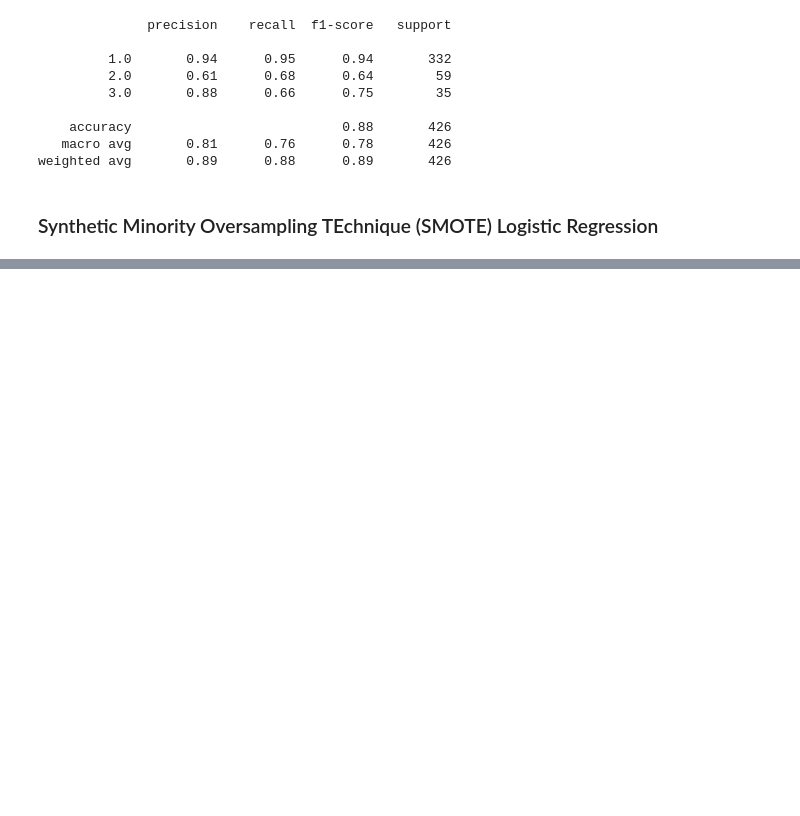
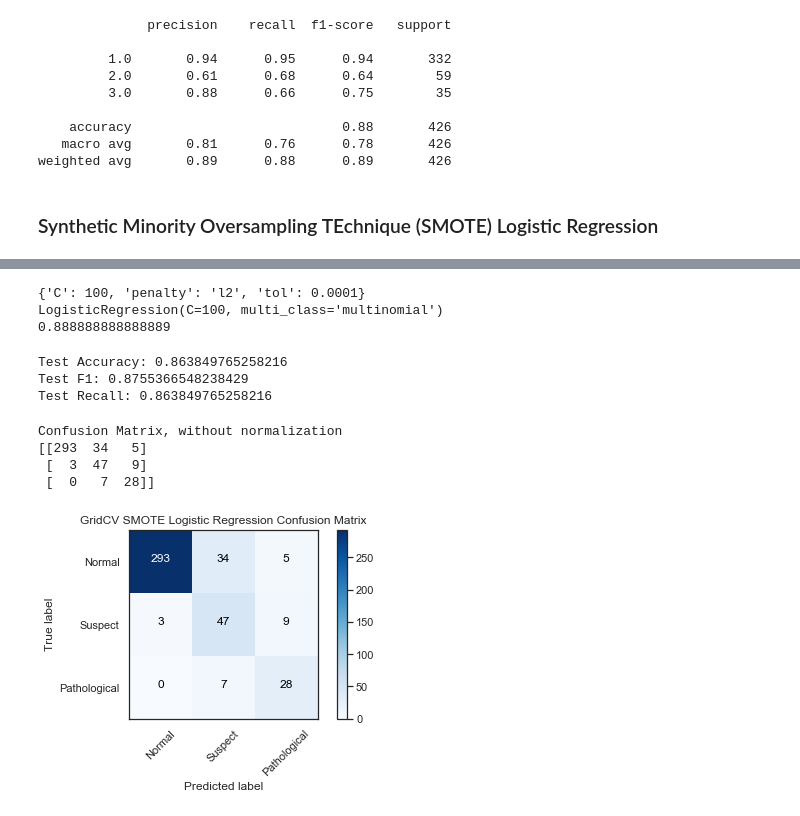
Before and after one commit to JVasquez5/IBM-Machine-Learning-Professional-Certificate, a Jupyter notebook: Module_3/fetal_health.ipynb, the cells around one changed output, grey strips where cells are left out. Drawn from its saved outputs; the diff is of its cells as text; code cells hidden in the pictures; blank space fills up the shorter version.

```diff
--- a/Module_3/fetal_health.ipynb
+++ b/Module_3/fetal_health.ipynb
@@ -319,0 +342,17 @@ weighted avg       0.90      0.86      0.87       426
+# %%
+#Creating Dictionary of Parameters to Tune
+params_lr = {'tol': [0.0001,0.0002,0.0003],
+            'C': [0.01, 0.1, 1, 10, 100],
+             'penalty':['l1', 'l2']
+              }
+estimator_cv = LogisticRegression(multi_class='multinomial')
+# %%
+GridSearchCV_LR = GridSearchCV(estimator=estimator_cv,
+                                param_grid=params_lr,
+                                cv=cv_method,
+                                verbose=1,
+                                n_jobs=-1
+                              )
+# %%
+# Fit model with train data
+GridSearchCV_LR.fit(X_train_smote, y_train_smote)
@@ -319,0 +370,34 @@ weighted avg       0.90      0.86      0.87       426
+# %%
+#Identifying Best Parameters
+print(GridSearchCV_LR.best_params_)
+print(GridSearchCV_LR.best_estimator_)
+#Identifying Best Score During Fitting with Cross-Validation
+print(GridSearchCV_LR.best_score_)
+# %% [output]
+{'C': 100, 'penalty': 'l2', 'tol': 0.0001}
+LogisticRegression(C=100, multi_class='multinomial')
+0.888888888888889
+# %%
+#Predicting Test Set
+GridSearchCV_LR_preds = GridSearchCV_LR.best_estimator_.predict(X_test)
+
+# Checking Accuracy, F1, Recall Scores
+print('Test Accuracy:' , accuracy_score(y_test, GridSearchCV_LR_preds))
+# F1 score
+print('Test F1:' , f1_score(y_test, GridSearchCV_LR_preds, average='weighted'))
+# Recall
+print('Test Recall:' , recall_score(y_test, GridSearchCV_LR_preds, average='weighted'))
+# %% [output]
+Test Accuracy: 0.863849765258216
+Test F1: 0.8755366548238429
+Test Recall: 0.863849765258216
+# %%
+cm_lr_smote_cv=metrics.confusion_matrix(y_test,GridSearchCV_LR_preds)
+plot_confusion_matrix(cm_lr_smote_cv, classes=['Normal', 'Suspect', 'Pathological'],
+                      title='GridCV SMOTE Logistic Regression Confusion Matrix')
+# %% [output]
+Confusion Matrix, without normalization
+[[293  34   5]
+ [  3  47   9]
+ [  0   7  28]]
+[figure, added]
```
Also changed, not shown: parts of 10 cells of this notebook.
